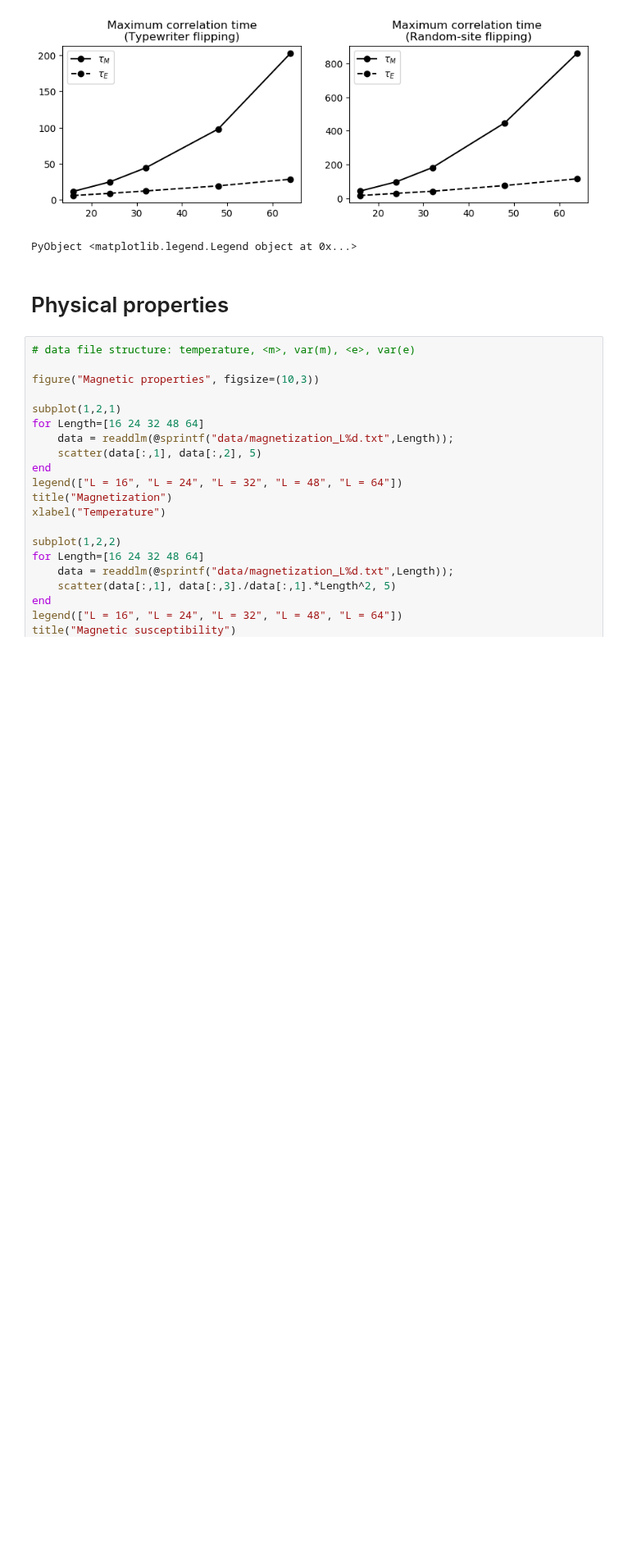
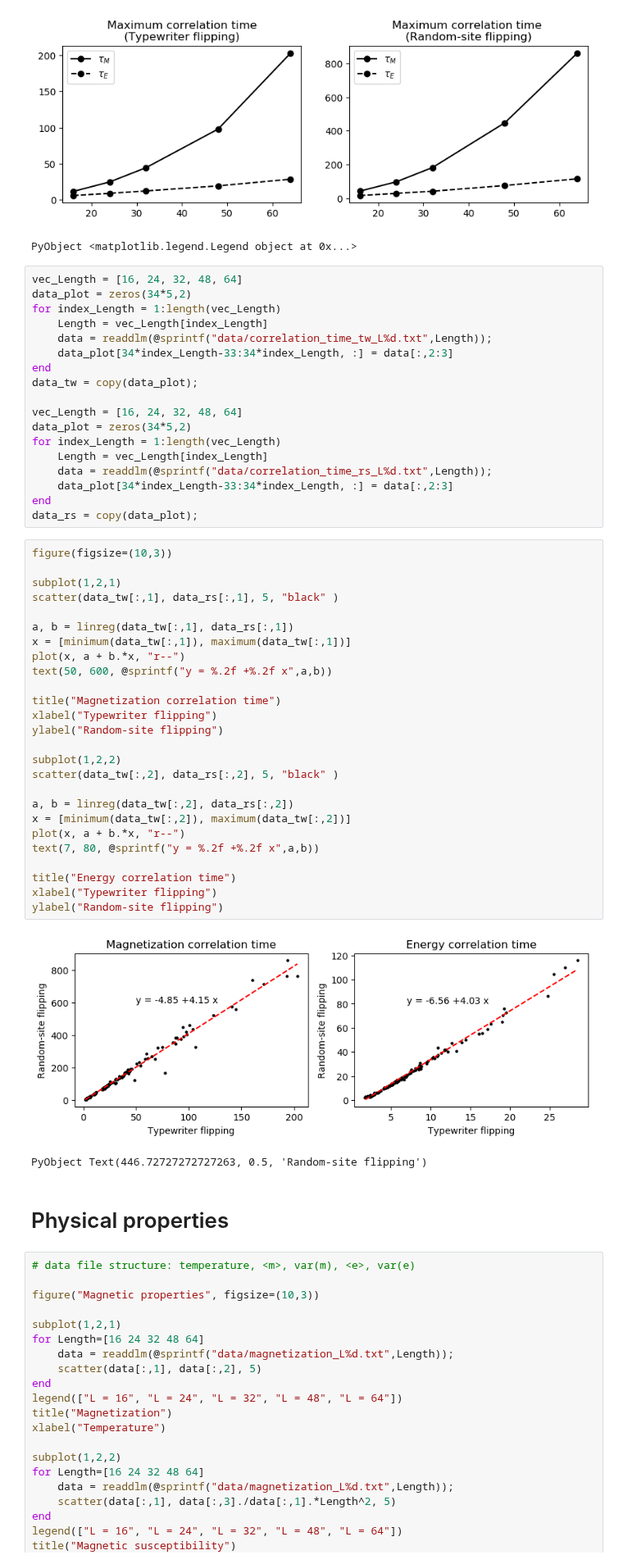
Before and after one commit to bkjhun/ising_2d_julia, a Jupyter notebook: data_analysis.ipynb, the cells around one changed output. Shown at 82% size. Drawn from its saved outputs; the diff is of its cells as text; blank space fills up the shorter version.

```diff
--- a/data_analysis.ipynb
+++ b/data_analysis.ipynb
@@ -77,6 +77,53 @@ legend([L"$\tau_M$", L"$\tau_E$"])
 # %% [output]
 [figure]
 PyObject <matplotlib.legend.Legend object at 0x...>
+# %%
+vec_Length = [16, 24, 32, 48, 64]
+data_plot = zeros(34*5,2)
+for index_Length = 1:length(vec_Length)
+    Length = vec_Length[index_Length]
+    data = readdlm(@sprintf("data/correlation_time_tw_L%d.txt",Length));
+    data_plot[34*index_Length-33:34*index_Length, :] = data[:,2:3]
+end
+data_tw = copy(data_plot);
+
+vec_Length = [16, 24, 32, 48, 64]
+data_plot = zeros(34*5,2)
+for index_Length = 1:length(vec_Length)
+    Length = vec_Length[index_Length]
+    data = readdlm(@sprintf("data/correlation_time_rs_L%d.txt",Length));
+    data_plot[34*index_Length-33:34*index_Length, :] = data[:,2:3]
+end
+data_rs = copy(data_plot);
+# %%
+figure(figsize=(10,3))
+
+subplot(1,2,1)
+scatter(data_tw[:,1], data_rs[:,1], 5, "black" )
+
+a, b = linreg(data_tw[:,1], data_rs[:,1])
+x = [minimum(data_tw[:,1]), maximum(data_tw[:,1])]
+plot(x, a + b.*x, "r--")
+text(50, 600, @sprintf("y = %.2f +%.2f x",a,b))
+
+title("Magnetization correlation time")
+xlabel("Typewriter flipping")
+ylabel("Random-site flipping")
+
+subplot(1,2,2)
+scatter(data_tw[:,2], data_rs[:,2], 5, "black" )
+
+a, b = linreg(data_tw[:,2], data_rs[:,2])
+x = [minimum(data_tw[:,2]), maximum(data_tw[:,2])]
+plot(x, a + b.*x, "r--")
+text(7, 80, @sprintf("y = %.2f +%.2f x",a,b))
+
+title("Energy correlation time")
+xlabel("Typewriter flipping")
+ylabel("Random-site flipping")
+# %% [output]
+[figure, added]
+PyObject Text(446.72727272727263, 0.5, 'Random-site flipping')
 # %% [markdown]
 # Physical properties
 # %%
```
Also changed, not shown: 2 other files.
